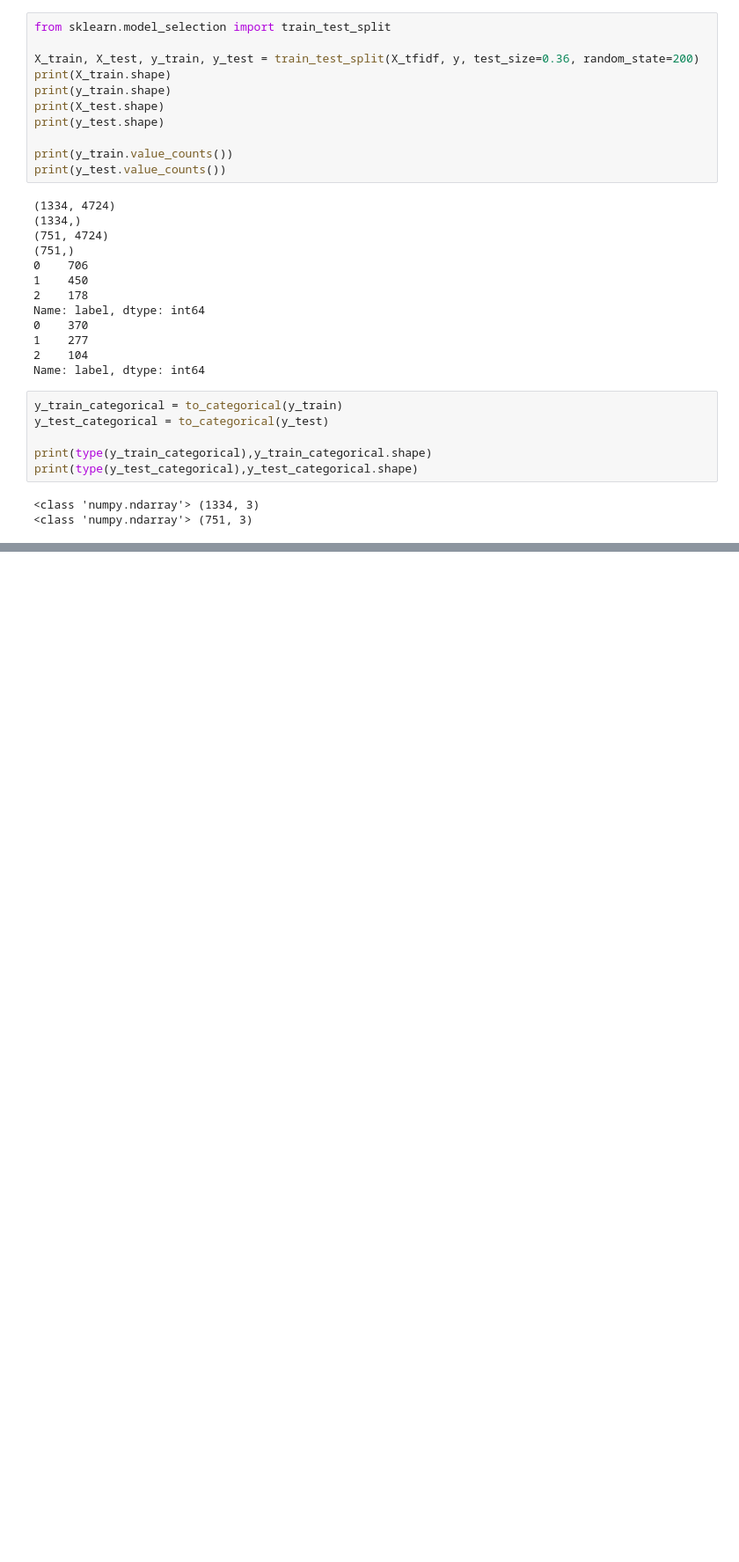
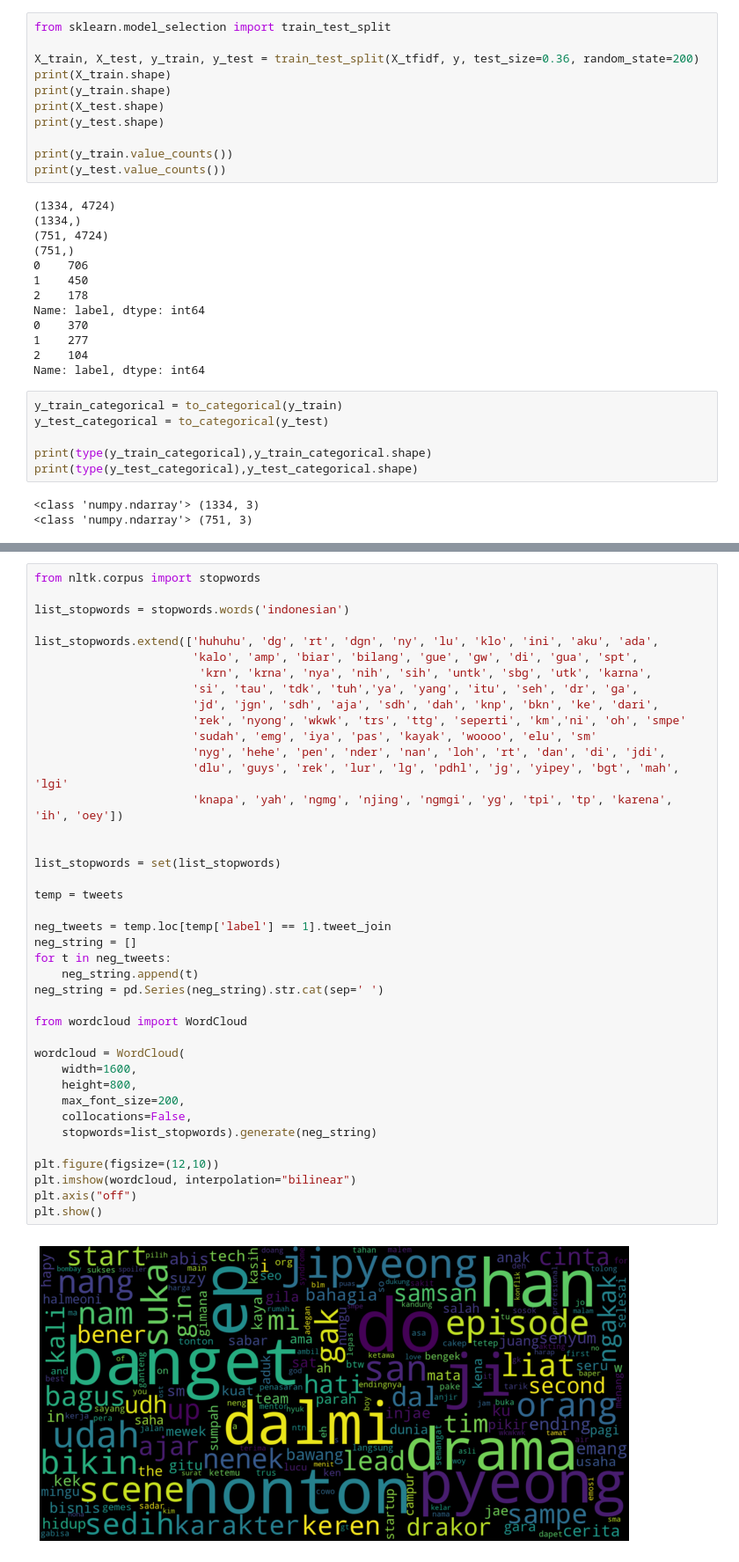
Before and after one commit to zasiem/s1-kuli-magang, a Jupyter notebook: sentiment-classification.ipynb, the cells around one changed output, grey strips where cells are left out. Shown at 88% size. Cells and saved outputs as stored; diff of their text form; blank space fills up the shorter version.

Commit message:
add: wordcloud

```diff
--- a/sentiment-classification.ipynb
+++ b/sentiment-classification.ipynb
@@ -227,0 +228,42 @@ Recall Score: 0.51
+# %%
+from nltk.corpus import stopwords
+
+list_stopwords = stopwords.words('indonesian')
+
+list_stopwords.extend(['huhuhu', 'dg', 'rt', 'dgn', 'ny', 'lu', 'klo', 'ini', 'aku', 'ada',
+                       'kalo', 'amp', 'biar', 'bilang', 'gue', 'gw', 'di', 'gua', 'spt',
+                        'krn', 'krna', 'nya', 'nih', 'sih', 'untk', 'sbg', 'utk', 'karna',
+                       'si', 'tau', 'tdk', 'tuh','ya', 'yang', 'itu', 'seh', 'dr', 'ga',
+                       'jd', 'jgn', 'sdh', 'aja', 'sdh', 'dah', 'knp', 'bkn', 'ke', 'dari',
+                       'rek', 'nyong', 'wkwk', 'trs', 'ttg', 'seperti', 'km','ni', 'oh', 'smpe'
+                       'sudah', 'emg', 'iya', 'pas', 'kayak', 'woooo', 'elu', 'sm'
+                       'nyg', 'hehe', 'pen', 'nder', 'nan', 'loh', 'rt', 'dan', 'di', 'jdi',
+                       'dlu', 'guys', 'rek', 'lur', 'lg', 'pdhl', 'jg', 'yipey', 'bgt', 'mah', 'lgi'
+                       'knapa', 'yah', 'ngmg', 'njing', 'ngmgi', 'yg', 'tpi', 'tp', 'karena', 'ih', 'oey'])
+
+
+list_stopwords = set(list_stopwords)
+
+temp = tweets
+
+neg_tweets = temp.loc[temp['label'] == 1].tweet_join
+neg_string = []
+for t in neg_tweets:
+    neg_string.append(t)
+neg_string = pd.Series(neg_string).str.cat(sep=' ')
+
+from wordcloud import WordCloud
+
+wordcloud = WordCloud(
+    width=1600,
+    height=800,
+    max_font_size=200,
+    collocations=False,
+    stopwords=list_stopwords).generate(neg_string)
+
+plt.figure(figsize=(12,10))
+plt.imshow(wordcloud, interpolation="bilinear")
+plt.axis("off")
+plt.show()
+# %% [output]
+[figure, added]
```
Also changed, not shown: parts of 7 cells of this notebook.
